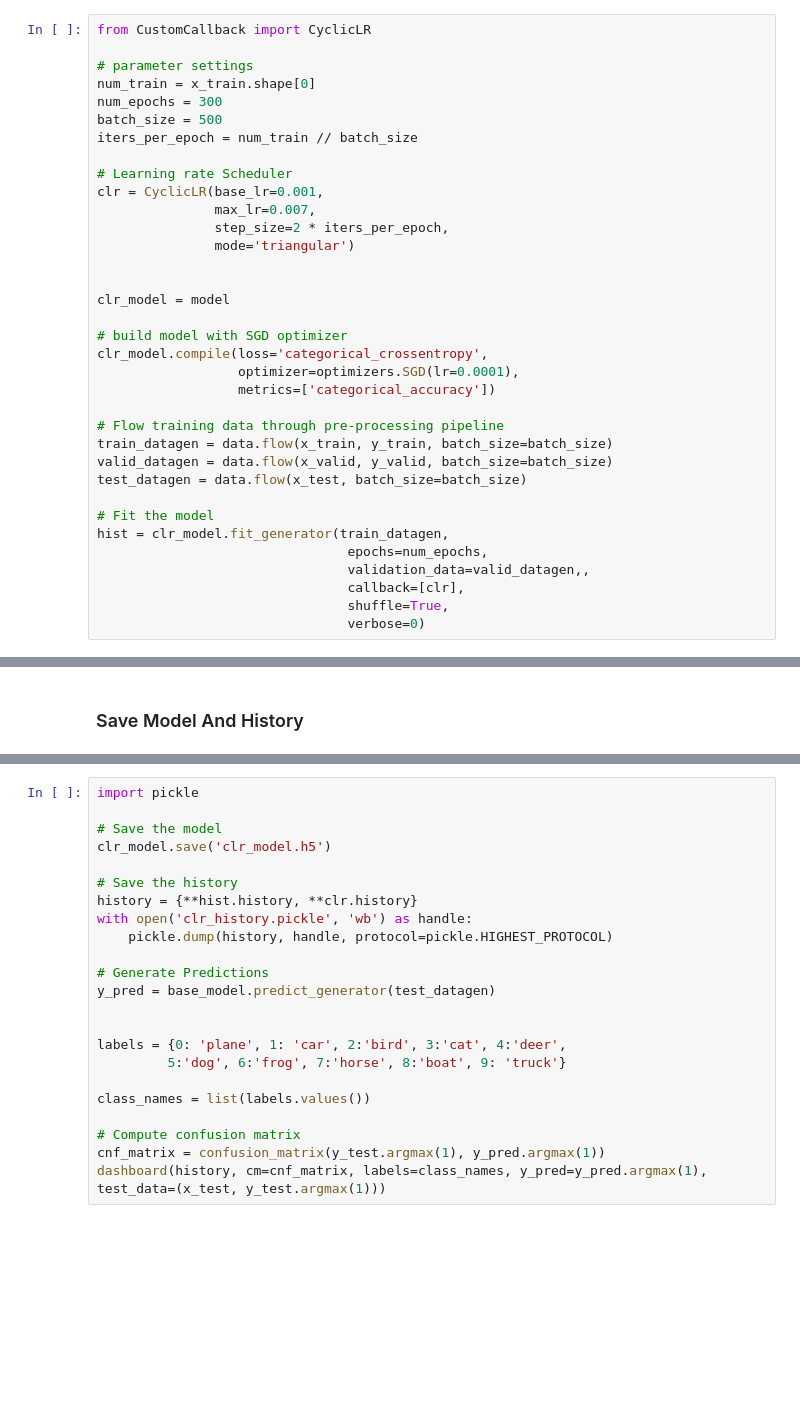
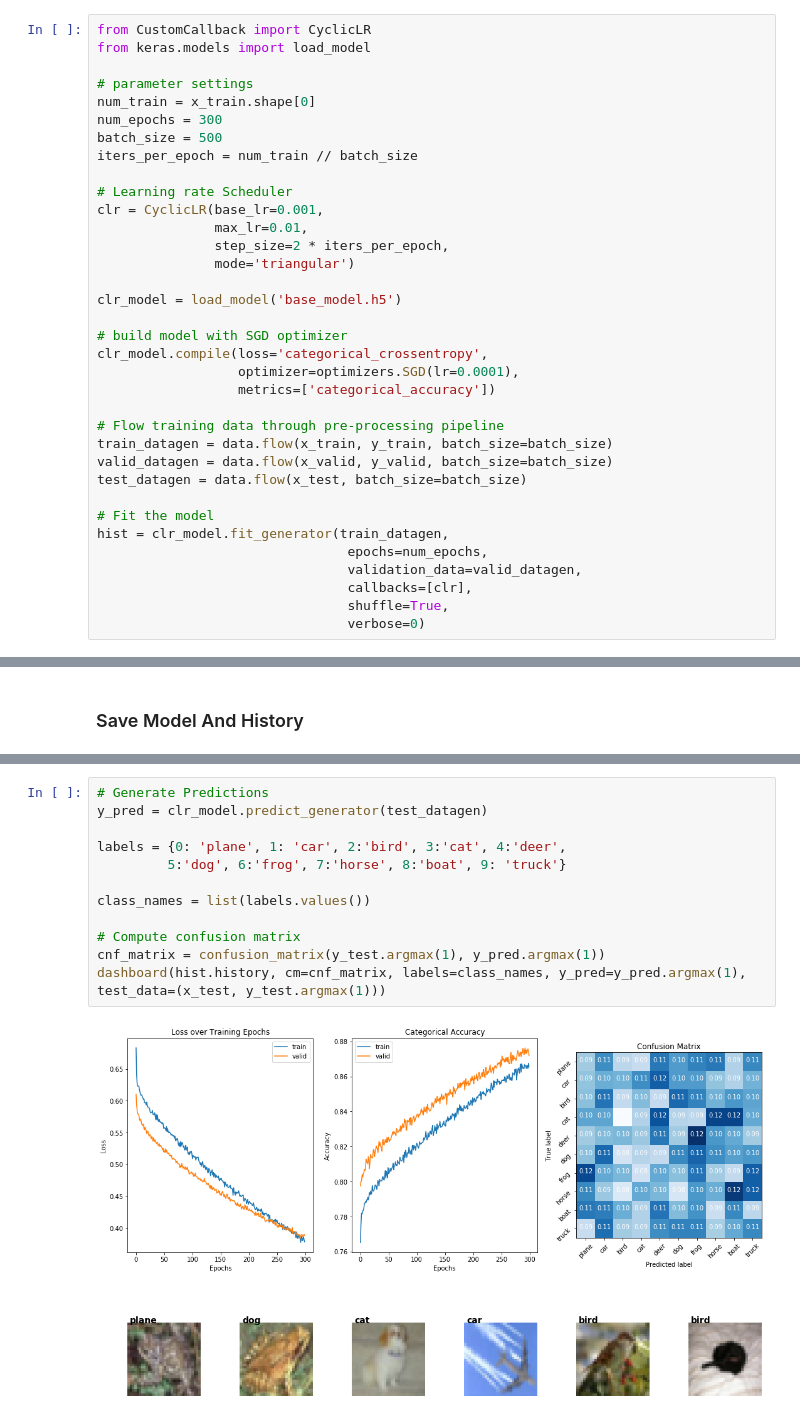
Before and after one commit to JoshZastrow/CIFAR10, a Jupyter notebook: Image Recognition.ipynb, the cells around one changed output, grey strips where cells are left out. Drawn from its saved outputs; the diff is of its cells as text; blank space fills up the shorter version.

```diff
--- a/Image Recognition.ipynb
+++ b/Image Recognition.ipynb
@@ -484,5 +563,6 @@ ax[1].plot(hist.history['categorical_accuracy'])
 # %%
 from CustomCallback import CyclicLR
+from keras.models import load_model
 
 # parameter settings
 num_train = x_train.shape[0]
@@ -492,12 +572,11 @@ iters_per_epoch = num_train // batch_size
 
 # Learning rate Scheduler
 clr = CyclicLR(base_lr=0.001,
-               max_lr=0.007,
+               max_lr=0.01,
                step_size=2 * iters_per_epoch,
                mode='triangular')
 
-
-clr_model = model
+clr_model = load_model('base_model.h5')
 
 # build model with SGD optimizer
 clr_model.compile(loss='categorical_crossentropy',
@@ -512,7 +591,7 @@ test_datagen = data.flow(x_test, batch_size=batch_size)
 # Fit the model
 hist = clr_model.fit_generator(train_datagen,
                                 epochs=num_epochs,
-                                validation_data=valid_datagen,,
-                                callback=[clr],
+                                validation_data=valid_datagen,
+                                callbacks=[clr],
                                 shuffle=True,
                                 verbose=0)
@@ -524,23 +610,14 @@ hist = clr_model.fit_generator(train_datagen,
 # %%
-import pickle
-
-# Save the model
-clr_model.save('clr_model.h5')
-
-# Save the history
-history = {**hist.history, **clr.history}
-with open('clr_history.pickle', 'wb') as handle:
-    pickle.dump(history, handle, protocol=pickle.HIGHEST_PROTOCOL)
-
 # Generate Predictions
-y_pred = base_model.predict_generator(test_datagen)
-
+y_pred = clr_model.predict_generator(test_datagen)
 
 labels = {0: 'plane', 1: 'car', 2:'bird', 3:'cat', 4:'deer',
          5:'dog', 6:'frog', 7:'horse', 8:'boat', 9: 'truck'}
 
 class_names = list(labels.values())
 
 # Compute confusion matrix
 cnf_matrix = confusion_matrix(y_test.argmax(1), y_pred.argmax(1))
-dashboard(history, cm=cnf_matrix, labels=class_names, y_pred=y_pred.argmax(1), test_data=(x_test, y_test.argmax(1)))
+dashboard(hist.history, cm=cnf_matrix, labels=class_names, y_pred=y_pred.argmax(1), test_data=(x_test, y_test.argmax(1)))
+# %% [output]
+[figure, added]
```
Also changed, not shown: parts of 15 cells of this notebook.
